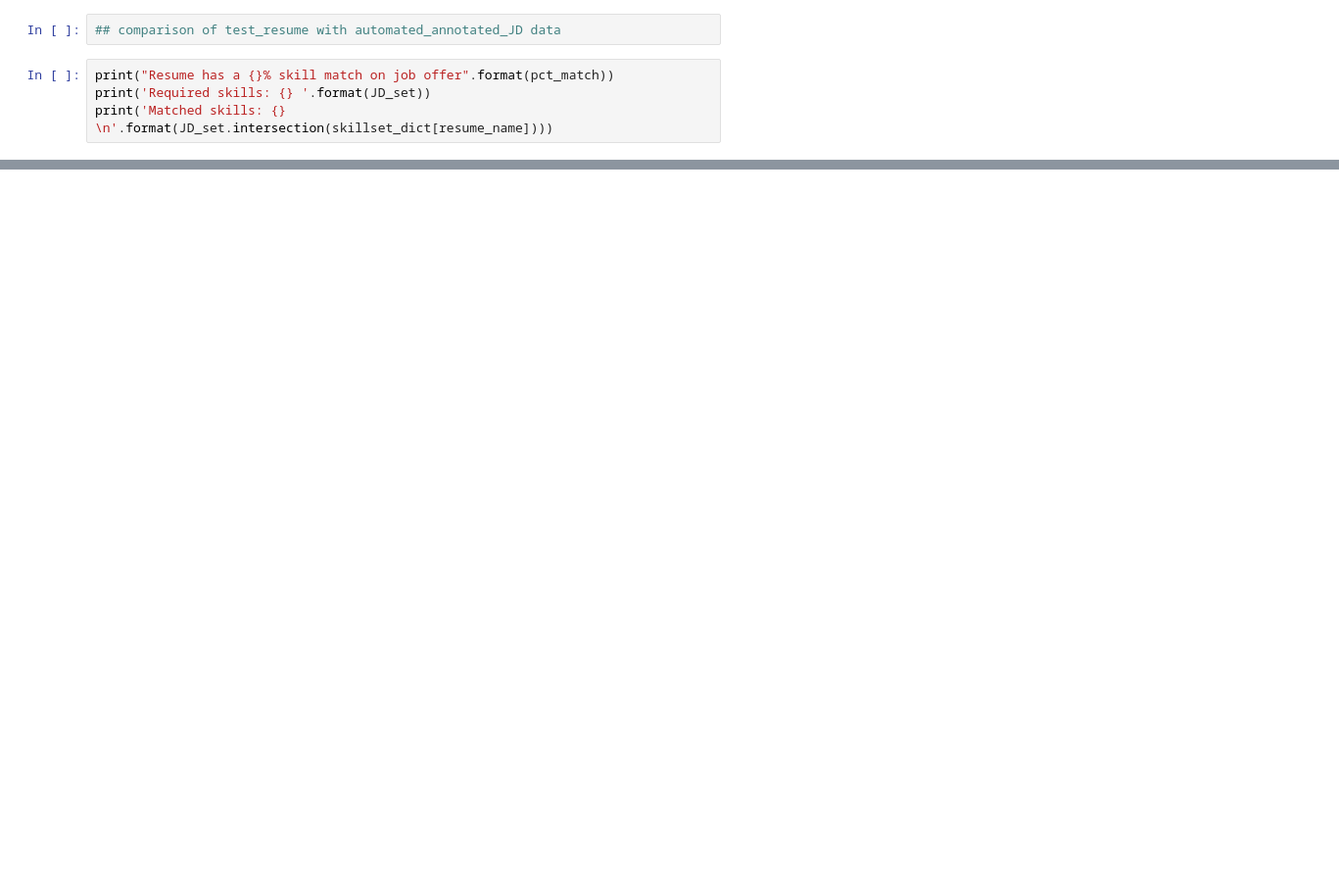
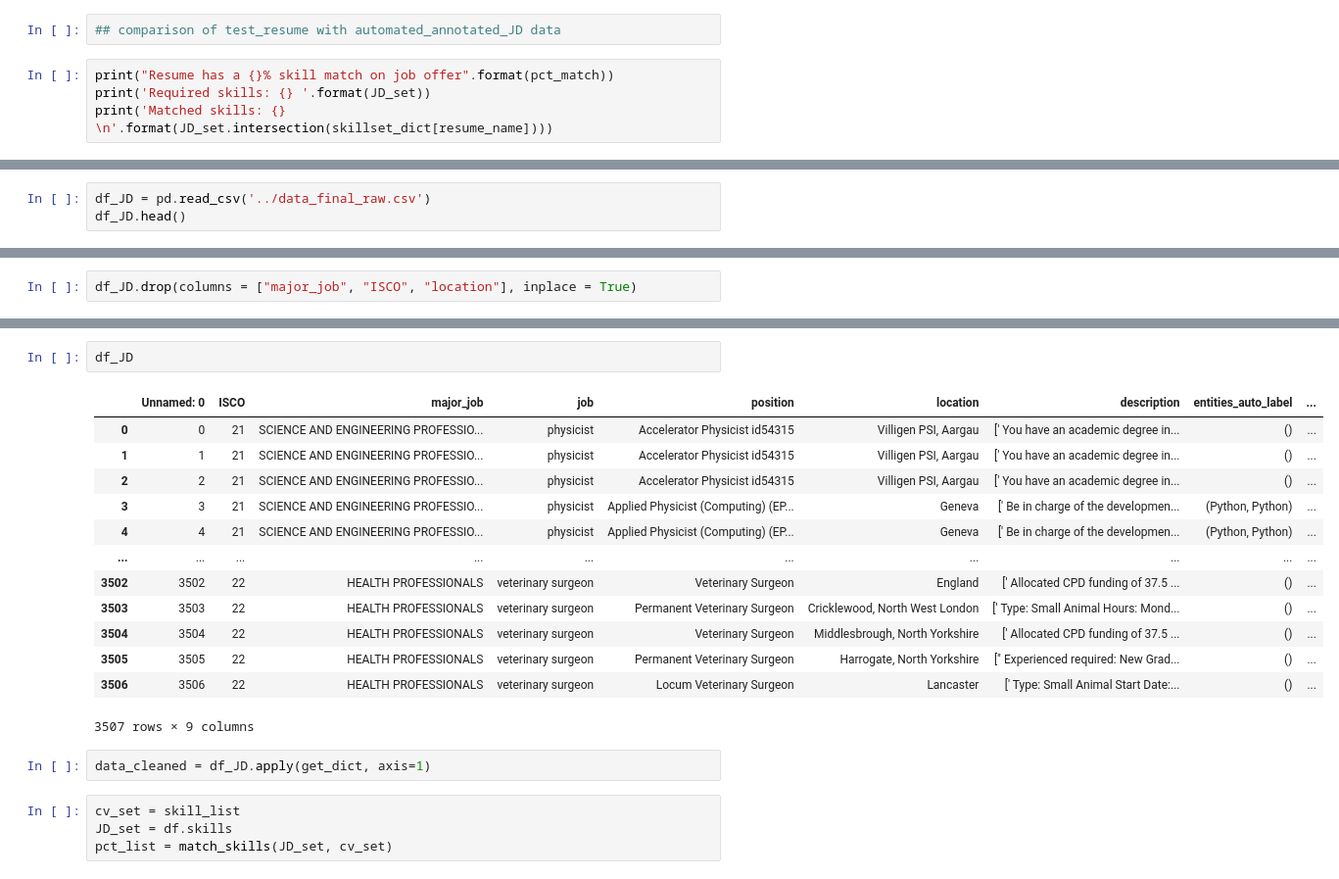
Before and after one commit to macrodrigues/skills_matcher, a Jupyter notebook: skills_matcher/data/dictionaries/Resume.ipynb, the cells around one changed output, grey strips where cells are left out. Shown: that part at 98% size. Drawn from its saved outputs; the diff is of its cells as text; blank space fills up the shorter version.

```diff
--- a/skills_matcher/data/dictionaries/Resume.ipynb
+++ b/skills_matcher/data/dictionaries/Resume.ipynb
@@ -322,0 +352,3 @@ print('Matched skills: {} \n'.format(JD_set.intersection(skillset_dict[resume_na
+# %%
+df_JD = pd.read_csv('../data_final_raw.csv')
+df_JD.head()
@@ -322,0 +366,2 @@ print('Matched skills: {} \n'.format(JD_set.intersection(skillset_dict[resume_na
+# %%
+df_JD.drop(columns = ["major_job", "ISCO", "location"], inplace = True)
@@ -322,0 +539,22 @@ print('Matched skills: {} \n'.format(JD_set.intersection(skillset_dict[resume_na
+# %%
+df_JD
+# %% [output]
+|  | Unnamed: 0 | ISCO | major_job | job | position | location | description | entities_auto_label | ... |
+| 0 | 0 | 21 | SCIENCE AND ENGINEERING PROFESSIO... | physicist | Accelerator Physicist id54315 | Villigen PSI, Aargau | [' You have an academic degree in... | () | ... |
+| 1 | 1 | 21 | SCIENCE AND ENGINEERING PROFESSIO... | physicist | Accelerator Physicist id54315 | Villigen PSI, Aargau | [' You have an academic degree in... | () | ... |
+| 2 | 2 | 21 | SCIENCE AND ENGINEERING PROFESSIO... | physicist | Accelerator Physicist id54315 | Villigen PSI, Aargau | [' You have an academic degree in... | () | ... |
+| 3 | 3 | 21 | SCIENCE AND ENGINEERING PROFESSIO... | physicist | Applied Physicist (Computing) (EP... | Geneva | [' Be in charge of the developmen... | (Python, Python) | ... |
+| 4 | 4 | 21 | SCIENCE AND ENGINEERING PROFESSIO... | physicist | Applied Physicist (Computing) (EP... | Geneva | [' Be in charge of the developmen... | (Python, Python) | ... |
+| ... | ... | ... | ... | ... | ... | ... | ... | ... | ... |
+| 3502 | 3502 | 22 | HEALTH PROFESSIONALS | veterinary surgeon | Veterinary Surgeon | England | [' Allocated CPD funding of 37.5 ... | () | ... |
+| 3503 | 3503 | 22 | HEALTH PROFESSIONALS | veterinary surgeon | Permanent Veterinary Surgeon | Cricklewood, North West London | [' Type: Small Animal Hours: Mond... | () | ... |
+| 3504 | 3504 | 22 | HEALTH PROFESSIONALS | veterinary surgeon | Veterinary Surgeon | Middlesbrough, North Yorkshire | [' Allocated CPD funding of 37.5 ... | () | ... |
+| 3505 | 3505 | 22 | HEALTH PROFESSIONALS | veterinary surgeon | Permanent Veterinary Surgeon | Harrogate, North Yorkshire | [" Experienced required: New Grad... | () | ... |
+| 3506 | 3506 | 22 | HEALTH PROFESSIONALS | veterinary surgeon | Locum Veterinary Surgeon | Lancaster | [' Type: Small Animal Start Date:... | () | ... |
+3507 rows × 9 columns
+# %%
+data_cleaned = df_JD.apply(get_dict, axis=1)
+# %%
+cv_set = skill_list
+JD_set = df.skills
+pct_list = match_skills(JD_set, cv_set)
```
Also changed, not shown: parts of 57 cells of this notebook.
